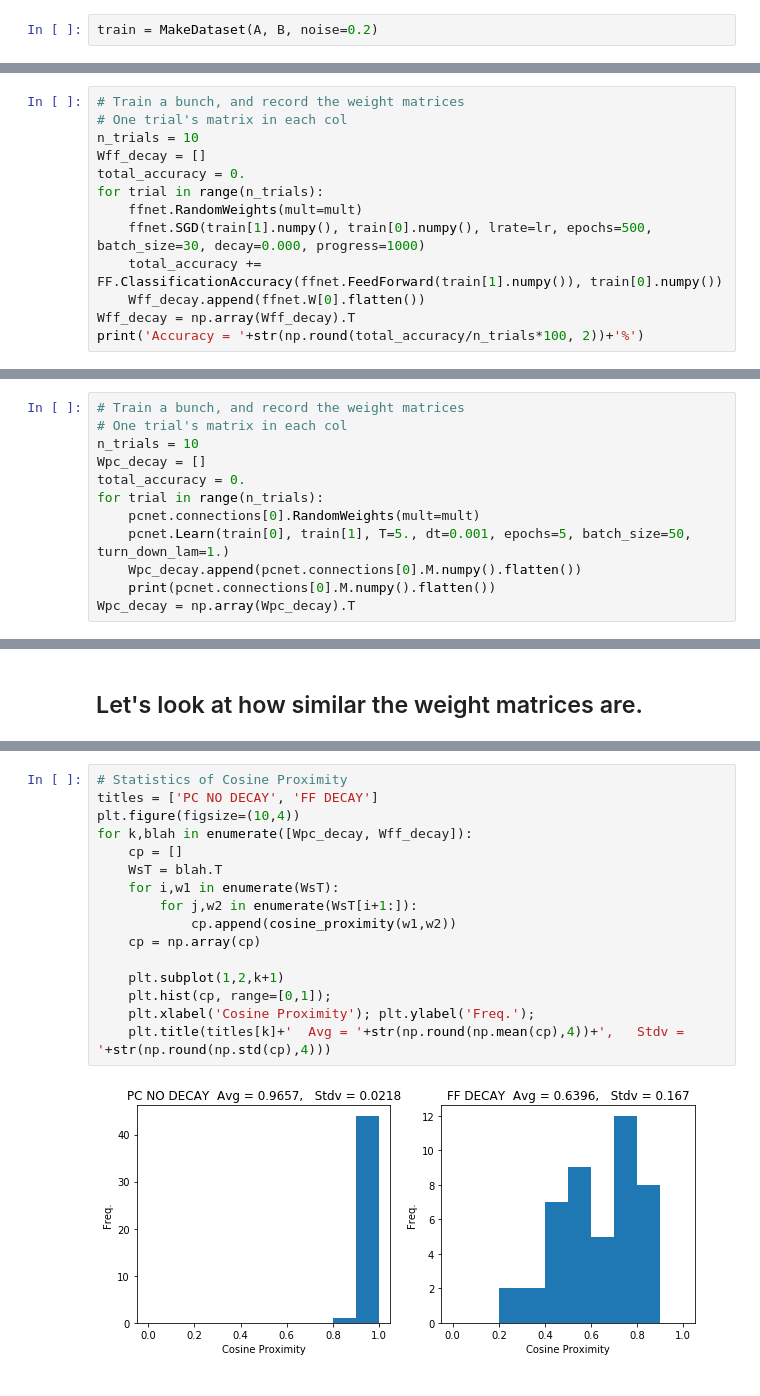
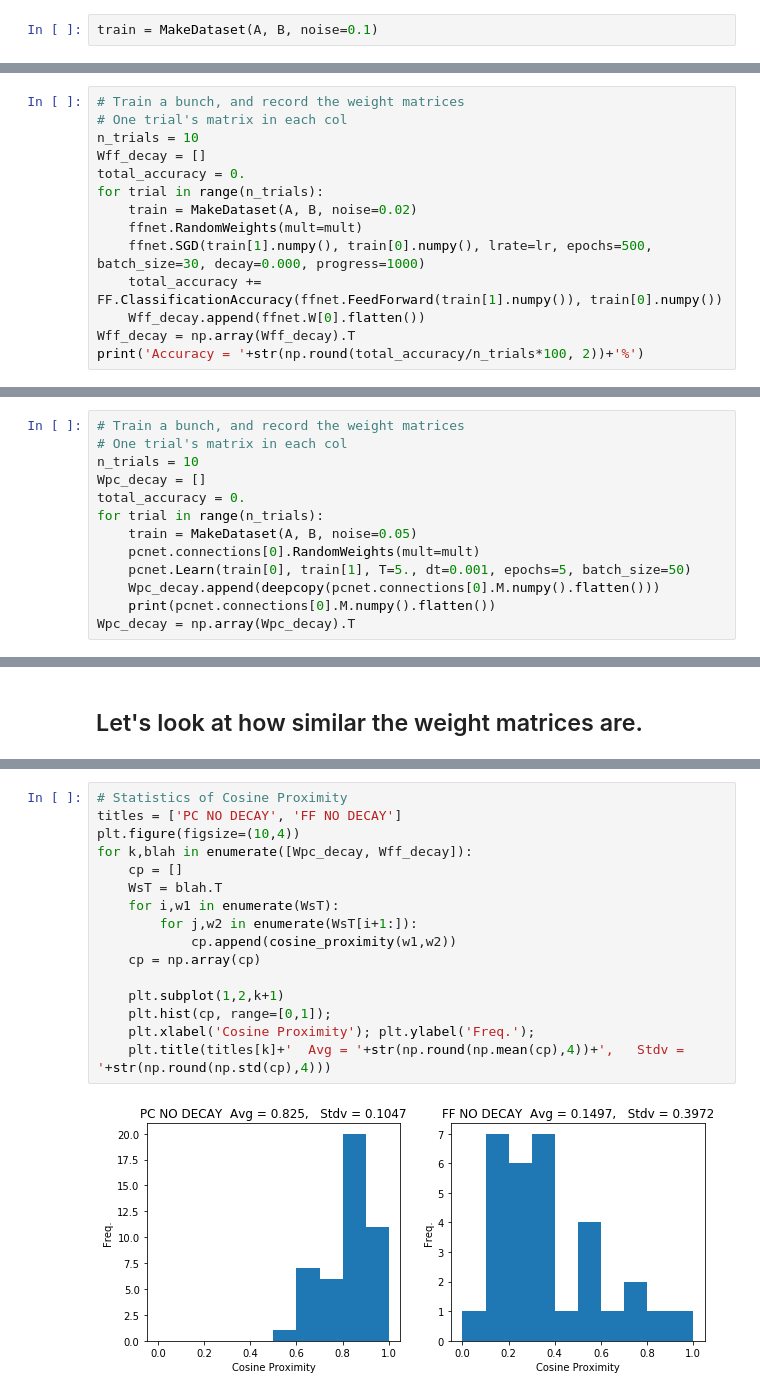
Before and after one commit to jorchard/peBogacz, a Jupyter notebook: python/FF_PC_weight_comparison.ipynb, the cells around one changed output, grey strips where cells are left out. Saved outputs shown, nothing was run; the diff lists cells and outputs as text.

```diff
--- a/python/FF_PC_weight_comparison.ipynb
+++ b/python/FF_PC_weight_comparison.ipynb
@@ -90,7 +90,7 @@ def MakeDataset(A, B, n=300, noise=0.2, seed=None):
     train = [training_input, training_output]
     return train
 # %%
-train = MakeDataset(A, B, noise=0.2)
+train = MakeDataset(A, B, noise=0.1)
 # %%
 ClassPlot(train[1], labels=train[0], idx=(0,1))
 # %% [output]
@@ -117,6 +117,7 @@ n_trials = 10
 Wff_decay = []
 total_accuracy = 0.
 for trial in range(n_trials):
+    train = MakeDataset(A, B, noise=0.02)
     ffnet.RandomWeights(mult=mult)
     ffnet.SGD(train[1].numpy(), train[0].numpy(), lrate=lr, epochs=500, batch_size=30, decay=0.000, progress=1000)
     total_accuracy += FF.ClassificationAccuracy(ffnet.FeedForward(train[1].numpy()), train[0].numpy())
@@ -180,9 +205,10 @@ n_trials = 10
 Wpc_decay = []
 total_accuracy = 0.
 for trial in range(n_trials):
+    train = MakeDataset(A, B, noise=0.05)
     pcnet.connections[0].RandomWeights(mult=mult)
-    pcnet.Learn(train[0], train[1], T=5., dt=0.001, epochs=5, batch_size=50, turn_down_lam=1.)
-    Wpc_decay.append(pcnet.connections[0].M.numpy().flatten())
+    pcnet.Learn(train[0], train[1], T=5., dt=0.001, epochs=5, batch_size=50)
+    Wpc_decay.append(deepcopy(pcnet.connections[0].M.numpy().flatten()))
     print(pcnet.connections[0].M.numpy().flatten())
 Wpc_decay = np.array(Wpc_decay).T
 # %% [output]
@@ -224,18 +242,18 @@ cosine_proximity(Wpc_decay[:,1], Wff_decay[:,0])
 # %%
 # Statistics of Cosine Proximity
-titles = ['PC NO DECAY', 'FF DECAY']
+titles = ['PC NO DECAY', 'FF NO DECAY']
 plt.figure(figsize=(10,4))
 for k,blah in enumerate([Wpc_decay, Wff_decay]):
     cp = []
     WsT = blah.T
     for i,w1 in enumerate(WsT):
         for j,w2 in enumerate(WsT[i+1:]):
             cp.append(cosine_proximity(w1,w2))
     cp = np.array(cp)
 
     plt.subplot(1,2,k+1)
     plt.hist(cp, range=[0,1]);
     plt.xlabel('Cosine Proximity'); plt.ylabel('Freq.');
     plt.title(titles[k]+'  Avg = '+str(np.round(np.mean(cp),4))+',   Stdv = '+str(np.round(np.std(cp),4)))
 # %% [output]
-[figure, old version]
+[figure, new version]
```
Also changed, not shown: parts of 16 cells of this notebook, 1 other file.
